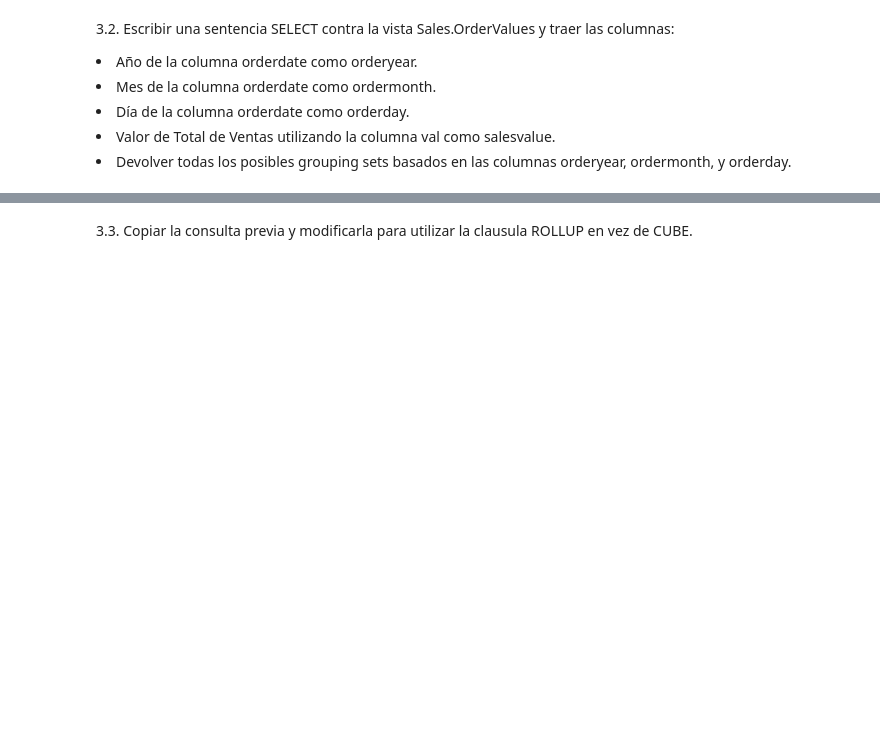
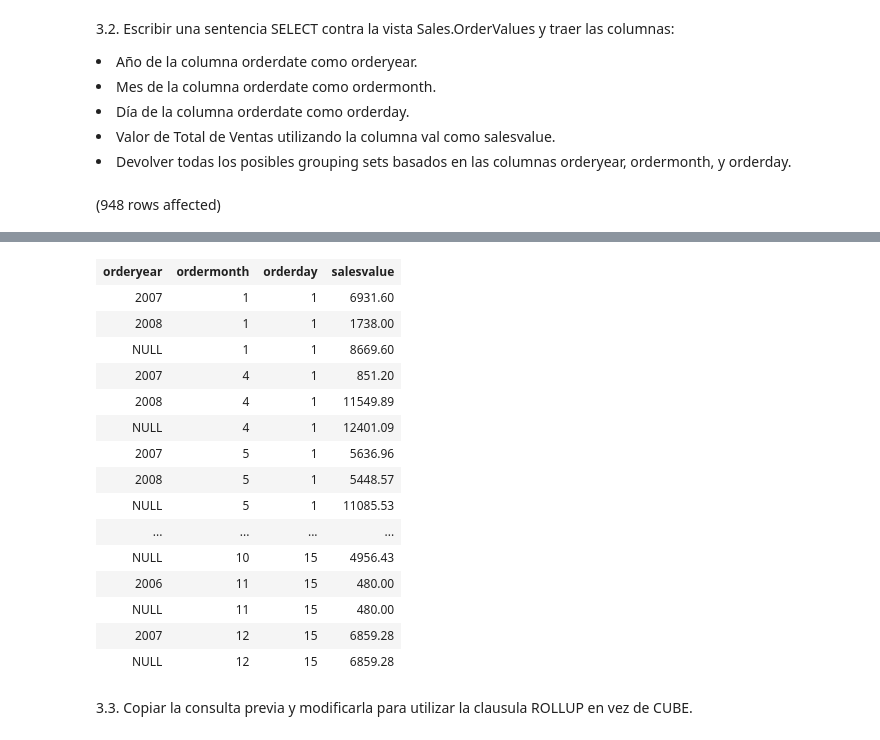
Before and after one commit to nkmelndz/Unidad-III_Lab03, a Jupyter notebook: Lab03SQL.ipynb, the cells around one changed output, grey strips where cells are left out. Drawn from its saved outputs; the diff is of its cells as text; code cells hidden in the pictures; blank space fills up the shorter version.

```diff
--- a/Lab03SQL.ipynb
+++ b/Lab03SQL.ipynb
@@ -189,3 +366,22 @@ sets basados en las columnas country y city, la columna country, la columna city
 <li>Día de la columna orderdate como orderday.
 <li>Valor de Total de Ventas utilizando la columna val como salesvalue.
 <li>Devolver todas los posibles  grouping sets basados en las columnas orderyear, ordermonth, y orderday.
+# %%
+SELECT
+  YEAR(orderdate) AS orderyear,
+  MONTH(orderdate) AS ordermonth,
+  DAY(orderdate) AS orderday,
+  SUM(val) AS salesvalue
+FROM Sales.OrderValues
+GROUP BY GROUPING SETS (
+  (YEAR(orderdate), MONTH(orderdate), DAY(orderdate)),
+  (YEAR(orderdate), MONTH(orderdate)),
+  (YEAR(orderdate), DAY(orderdate)),
+  (MONTH(orderdate), DAY(orderdate)),
+  (YEAR(orderdate)),
+  (MONTH(orderdate)),
+  (DAY(orderdate)),
+  ()
+);
+# %% [output]
+(948 rows affected)
@@ -192,2 +389,18 @@ sets basados en las columnas country y city, la columna country, la columna city
+| orderyear | ordermonth | orderday | salesvalue |
+| 2007 | 1 | 1 | 6931.60 |
+| 2008 | 1 | 1 | 1738.00 |
+| NULL | 1 | 1 | 8669.60 |
+| 2007 | 4 | 1 | 851.20 |
+| 2008 | 4 | 1 | 11549.89 |
+| NULL | 4 | 1 | 12401.09 |
+| 2007 | 5 | 1 | 5636.96 |
+| 2008 | 5 | 1 | 5448.57 |
+| NULL | 5 | 1 | 11085.53 |
+| ... | ... | ... | ... |
+| NULL | 10 | 15 | 4956.43 |
+| 2006 | 11 | 15 | 480.00 |
+| NULL | 11 | 15 | 480.00 |
+| 2007 | 12 | 15 | 6859.28 |
+| NULL | 12 | 15 | 6859.28 |
 # %% [markdown]
 3.3. Copiar la consulta previa y modificarla para utilizar la clausula ROLLUP en vez de CUBE.
```
Also changed, not shown: parts of 10 cells of this notebook.
